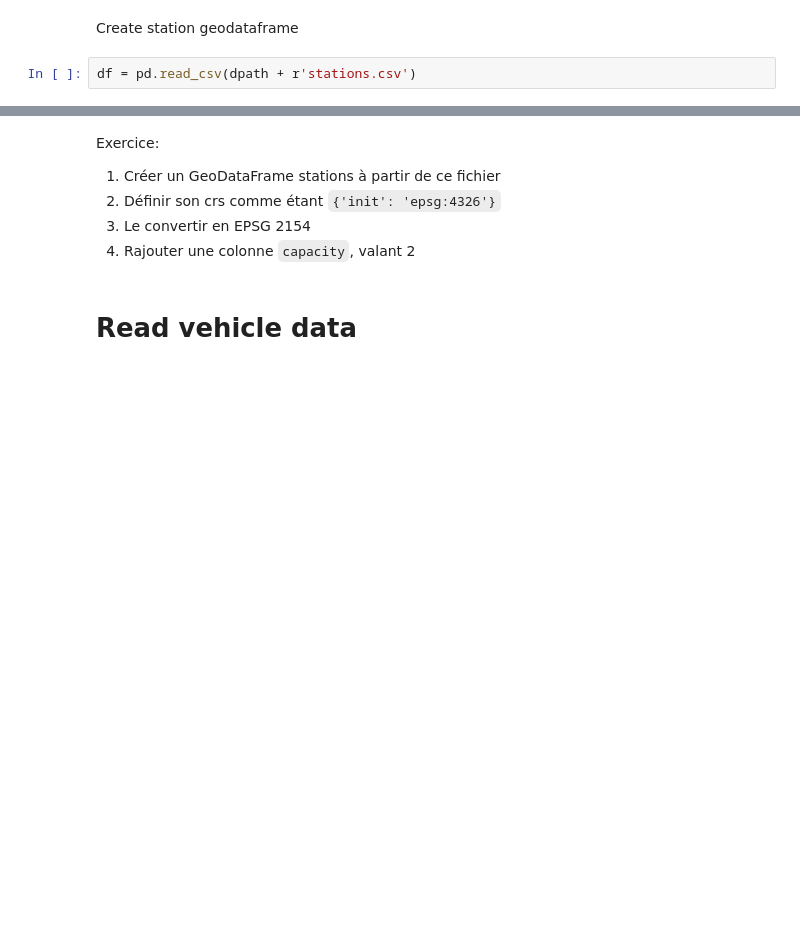
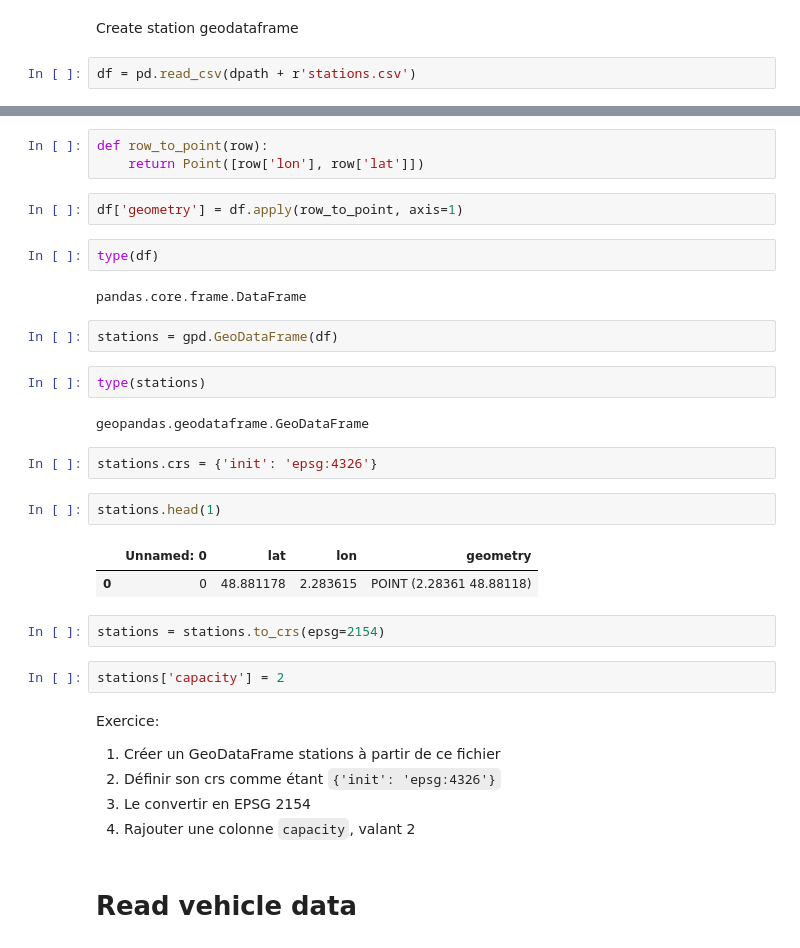
Before and after one commit to systragroup/syspy_examples, a Jupyter notebook: TD/TD.ipynb, the cells around one changed output, grey strips where cells are left out. Cells and saved outputs as stored; diff of their text form; blank space fills up the shorter version.

```diff
--- a/TD/TD.ipynb
+++ b/TD/TD.ipynb
@@ -27,3 +27,29 @@ df = pd.read_csv(dpath + r'stations.csv')
+# %%
+def row_to_point(row):
+    return Point([row['lon'], row['lat']])
+# %%
+df['geometry'] = df.apply(row_to_point, axis=1)
+# %%
+type(df)
+# %% [output]
+pandas.core.frame.DataFrame
+# %%
+stations = gpd.GeoDataFrame(df)
+# %%
+type(stations)
+# %% [output]
+geopandas.geodataframe.GeoDataFrame
+# %%
+stations.crs = {'init': 'epsg:4326'}
+# %%
+stations.head(1)
+# %% [output]
+|  | Unnamed: 0 | lat | lon | geometry |
+| 0 | 0 | 48.881178 | 2.283615 | POINT (2.28361 48.88118) |
+# %%
+stations = stations.to_crs(epsg=2154)
+# %%
+stations['capacity'] = 2
 # %% [markdown]
 Exercice:
 1. Créer un GeoDataFrame stations à partir de ce fichier
```
Also changed, not shown: parts of 10 cells of this notebook, 10 other files.
